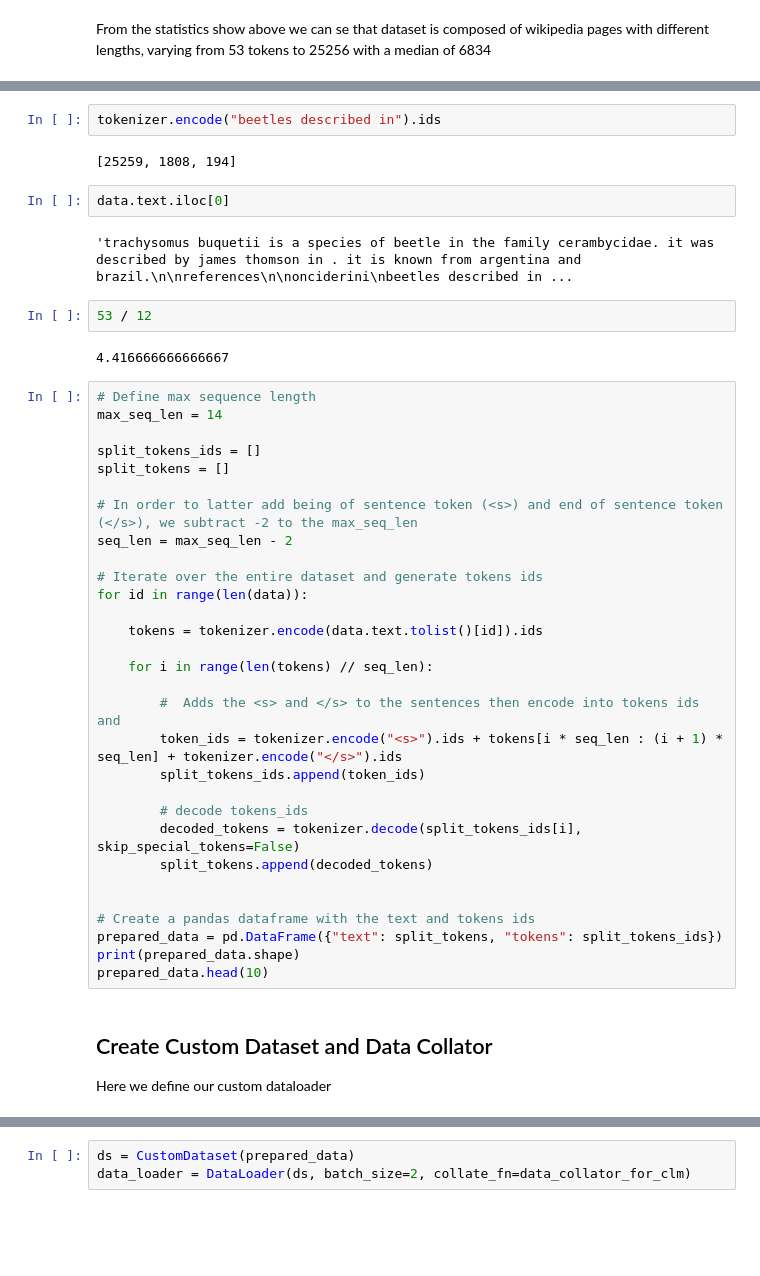
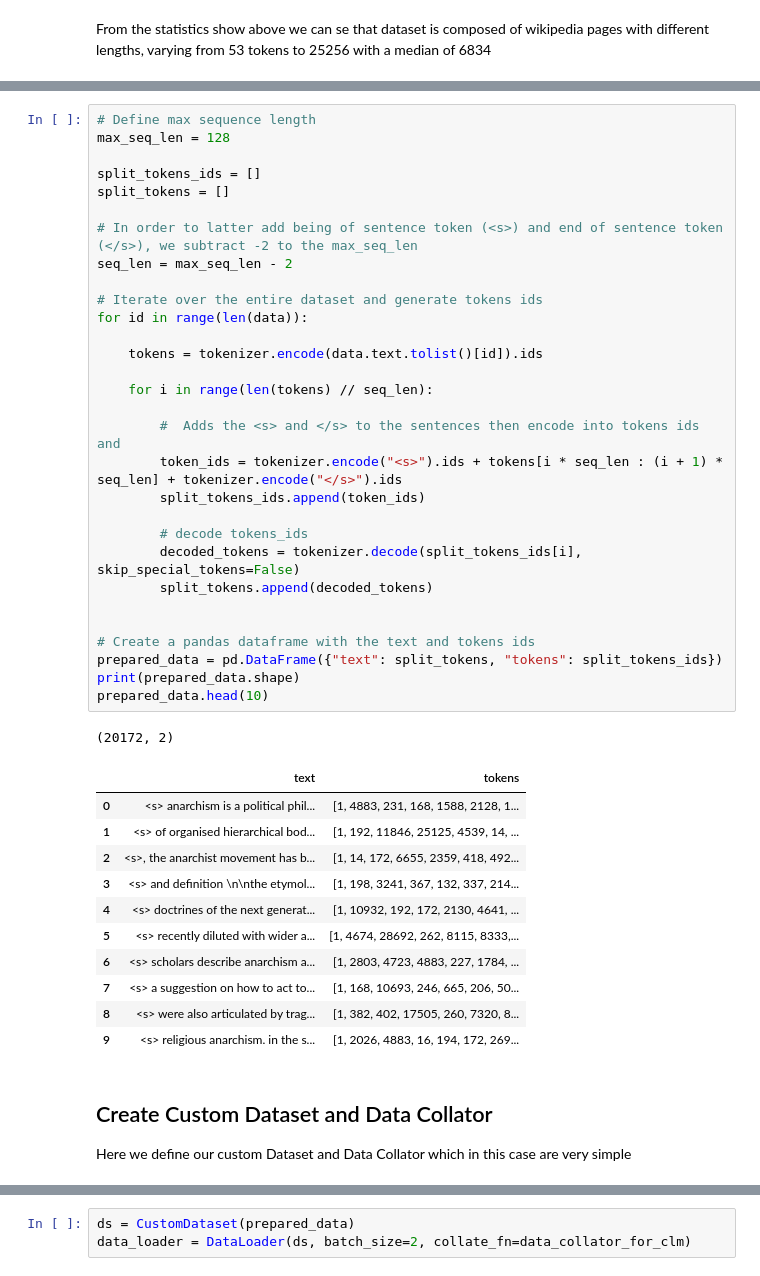
Before and after one commit to omarcastano/solo-learning-nlp, a Jupyter notebook: self-supervised/mini_gpt.ipynb, the cells around one changed output, grey strips where cells are left out. Drawn from its saved outputs; the diff is of its cells as text; blank space fills up the shorter version.

```diff
--- a/self-supervised/mini_gpt.ipynb
+++ b/self-supervised/mini_gpt.ipynb
@@ -171,47 +184,48 @@ Notice that the las part of the sentence is compose by **beetles described in**
-# %%
-tokenizer.encode("beetles described in").ids
-# %% [output]
-[25259, 1808, 194]
-# %%
-data.text.iloc[0]
-# %% [output]
-'trachysomus buquetii is a species of beetle in the family cerambycidae. it was described by james thomson in . it is known from argentina and brazil.\n\nreferences\n\nonciderini\nbeetles described in ...
-# %%
-53 / 12
-# %% [output]
-4.416666666666667
 # %%
 # Define max sequence length
-max_seq_len = 14
+max_seq_len = 128
 
 split_tokens_ids = []
 split_tokens = []
 
 # In order to latter add being of sentence token (<s>) and end of sentence token (</s>), we subtract -2 to the max_seq_len
 seq_len = max_seq_len - 2
 
 # Iterate over the entire dataset and generate tokens ids
 for id in range(len(data)):
 
     tokens = tokenizer.encode(data.text.tolist()[id]).ids
 
     for i in range(len(tokens) // seq_len):
 
         #  Adds the <s> and </s> to the sentences then encode into tokens ids and
         token_ids = tokenizer.encode("<s>").ids + tokens[i * seq_len : (i + 1) * seq_len] + tokenizer.encode("</s>").ids
         split_tokens_ids.append(token_ids)
 
         # decode tokens_ids
         decoded_tokens = tokenizer.decode(split_tokens_ids[i], skip_special_tokens=False)
         split_tokens.append(decoded_tokens)
 
 
 # Create a pandas dataframe with the text and tokens ids
 prepared_data = pd.DataFrame({"text": split_tokens, "tokens": split_tokens_ids})
 print(prepared_data.shape)
 prepared_data.head(10)
+# %% [output]
+(20172, 2)
+|  | text | tokens |
+| 0 | <s> anarchism is a political phil... | [1, 4883, 231, 168, 1588, 2128, 1... |
+| 1 | <s> of organised hierarchical bod... | [1, 192, 11846, 25125, 4539, 14, ... |
+| 2 | <s>, the anarchist movement has b... | [1, 14, 172, 6655, 2359, 418, 492... |
+| 3 | <s> and definition \n\nthe etymol... | [1, 198, 3241, 367, 132, 337, 214... |
+| 4 | <s> doctrines of the next generat... | [1, 10932, 192, 172, 2130, 4641, ... |
+| 5 | <s> recently diluted with wider a... | [1, 4674, 28692, 262, 8115, 8333,... |
+| 6 | <s> scholars describe anarchism a... | [1, 2803, 4723, 4883, 227, 1784, ... |
+| 7 | <s> a suggestion on how to act to... | [1, 168, 10693, 246, 665, 206, 50... |
+| 8 | <s> were also articulated by trag... | [1, 382, 402, 17505, 260, 7320, 8... |
+| 9 | <s> religious anarchism. in the s... | [1, 2026, 4883, 16, 194, 172, 269... |
 # %% [markdown]
 ## Create Custom Dataset and Data Collator
 
-Here we define our custom dataloader
+Here we define our custom Dataset and Data Collator which in this case are very simple
 # %%
```
Also changed, not shown: parts of 9 cells of this notebook.
